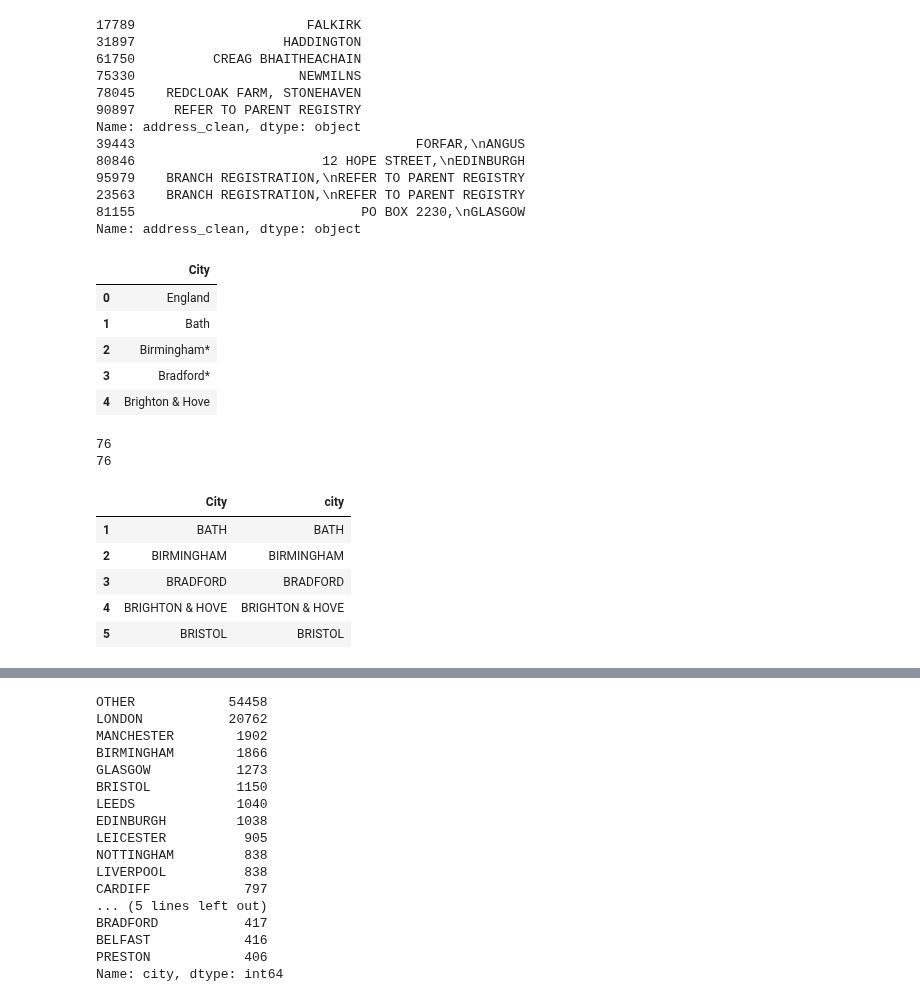
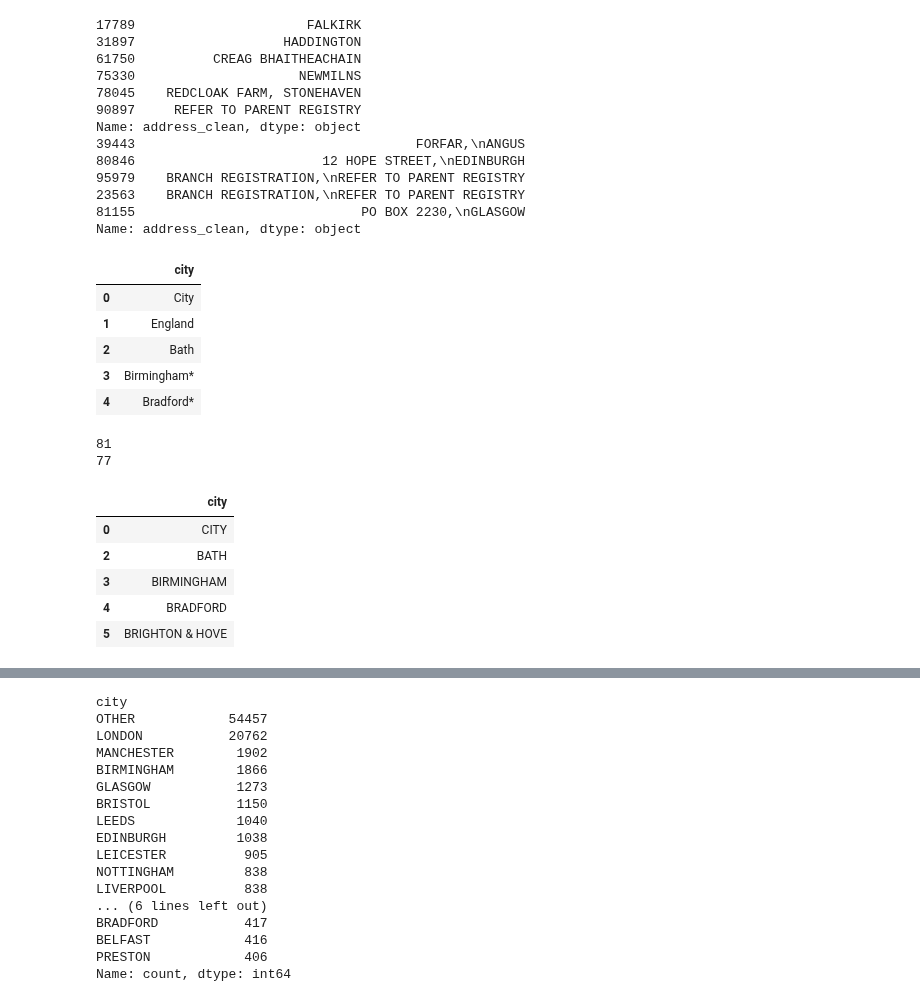
Before and after one commit to jeremysb1/data_analysis_projects, a Jupyter notebook: customer_geographies.ipynb, the cells around one changed output, grey strips where cells are left out. Drawn from its saved outputs; the diff is of its cells as text; code cells hidden in the pictures.

Commit message:
fixed errors to clean city list

```diff
--- a/customer_geographies.ipynb
+++ b/customer_geographies.ipynb
@@ -107,36 +110,36 @@ Name: address_clean, dtype: object
 81155                             PO BOX 2230,\nGLASGOW
 Name: address_clean, dtype: object
 # %%
-cities = pd.read_csv("/content/drive/MyDrive/Data Analysis Projects/Project 1/cities - cities.csv")
+cities = pd.read_csv("/content/drive/MyDrive/Data Analysis Projects/Project 1/cities - cities.csv", header=None, names=["city"])
 cities.head()
 # %% [output]
-|  | City |
-| 0 | England |
-| 1 | Bath |
-| 2 | Birmingham* |
-| 3 | Bradford* |
-| 4 | Brighton & Hove |
+|  | city |
+| 0 | City |
+| 1 | England |
+| 2 | Bath |
+| 3 | Birmingham* |
+| 4 | Bradford* |
 # %%
 countries_to_remove = ["England", "Scotland", "Wales", "Northern Ireland"]
 
 print(len(cities))
-cities_to_remove = cities[cities["City"].isin(countries_to_remove)].index
+cities_to_remove = cities[cities["city"].isin(countries_to_remove)].index
 cities = cities.drop(index=cities_to_remove)
 print(len(cities))
 
-cities["city"] = cities["City"].str.replace("*", "", regex=False)
+cities["city"] = cities["city"].str.replace("*", "", regex=False)
 
-cities["city"] = cities["City"].str.upper()
+cities["city"] = cities["city"].str.upper()
 cities.head()
 # %% [output]
-76
-76
+81
+77
-|  | City | city |
-| 1 | BATH | BATH |
-| 2 | BIRMINGHAM | BIRMINGHAM |
-| 3 | BRADFORD | BRADFORD |
-| 4 | BRIGHTON & HOVE | BRIGHTON & HOVE |
-| 5 | BRISTOL | BRISTOL |
+|  | city |
+| 0 | CITY |
+| 2 | BATH |
+| 3 | BIRMINGHAM |
+| 4 | BRADFORD |
+| 5 | BRIGHTON & HOVE |
 # %%
 for city in cities["city"].values:
     customers.loc[customers["address_clean"].str.contains(f"\n{city},"),"city"] = city
@@ -154,7 +157,8 @@ customers.head()
 # %%
 customers["city"].value_counts().head(20)
 # %% [output]
-OTHER            54458
+city
+OTHER            54457
 LONDON           20762
 MANCHESTER        1902
 BIRMINGHAM        1866
@@ -165,9 +169,8 @@ EDINBURGH         1038
 LEICESTER          905
 NOTTINGHAM         838
 LIVERPOOL          838
-CARDIFF            797
-... (5 lines left out)
+... (6 lines left out)
 BRADFORD           417
 BELFAST            416
 PRESTON            406
-Name: city, dtype: int64
+Name: count, dtype: int64
```
Also changed, not shown: parts of 2 cells of this notebook.
